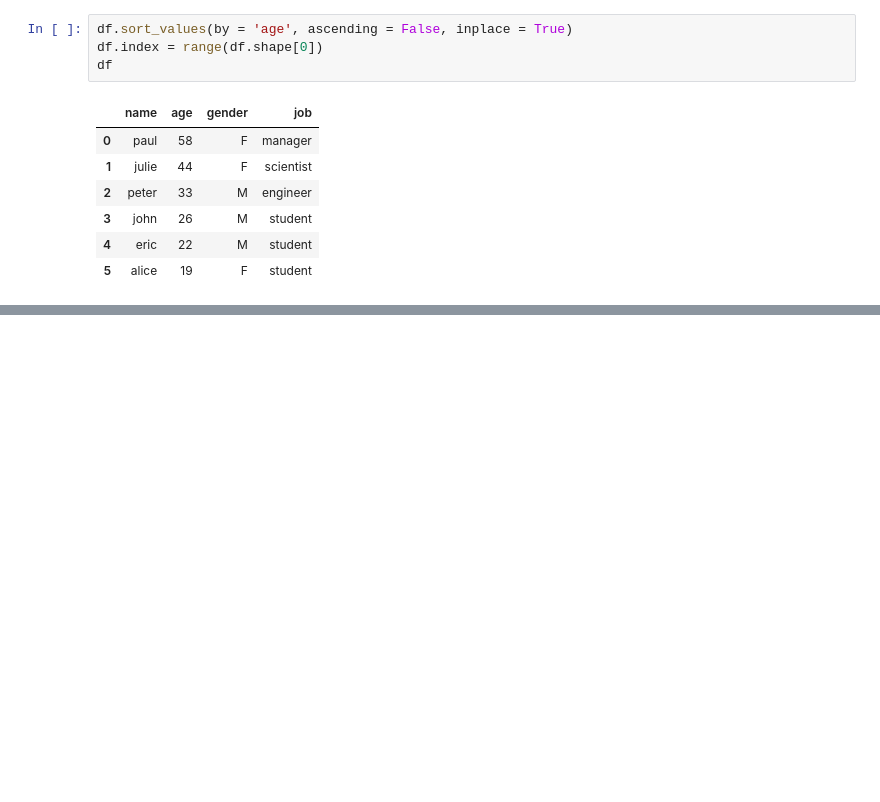
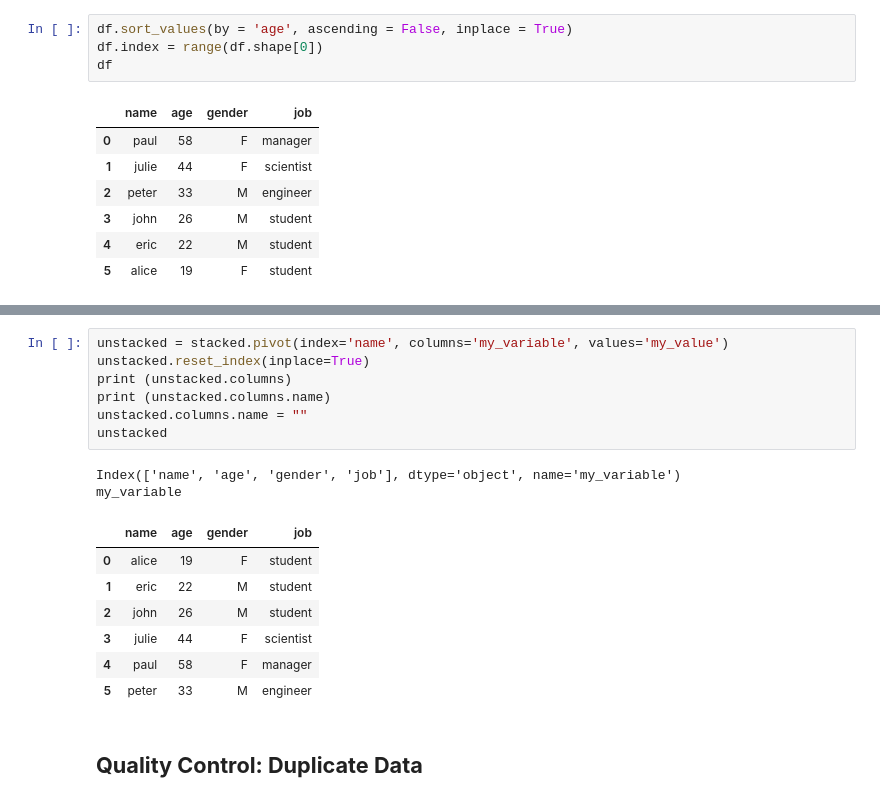
Before and after one commit to toarnabtrainer/AEC_ML_With_Python_August_2024, a Jupyter notebook: Pandas.ipynb, the cells around one changed output, grey strips where cells are left out. Saved outputs shown, nothing was run; the diff lists cells and outputs as text; blank space fills up the shorter version.

```diff
--- a/Pandas.ipynb
+++ b/Pandas.ipynb
@@ -903,0 +940,19 @@ Index([3, 5, 4, 1, 2, 0], dtype='int64')
+# %%
+unstacked = stacked.pivot(index='name', columns='my_variable', values='my_value')
+unstacked.reset_index(inplace=True)
+print (unstacked.columns)
+print (unstacked.columns.name)
+unstacked.columns.name = ""
+unstacked
+# %% [output]
+Index(['name', 'age', 'gender', 'job'], dtype='object', name='my_variable')
+my_variable
+|  | name | age | gender | job |
+| 0 | alice | 19 | F | student |
+| 1 | eric | 22 | M | student |
+| 2 | john | 26 | M | student |
+| 3 | julie | 44 | F | scientist |
+| 4 | paul | 58 | F | manager |
+| 5 | peter | 33 | M | engineer |
+# %% [markdown]
+## **Quality Control: Duplicate Data**
```
Also changed, not shown: parts of 5 cells of this notebook.
